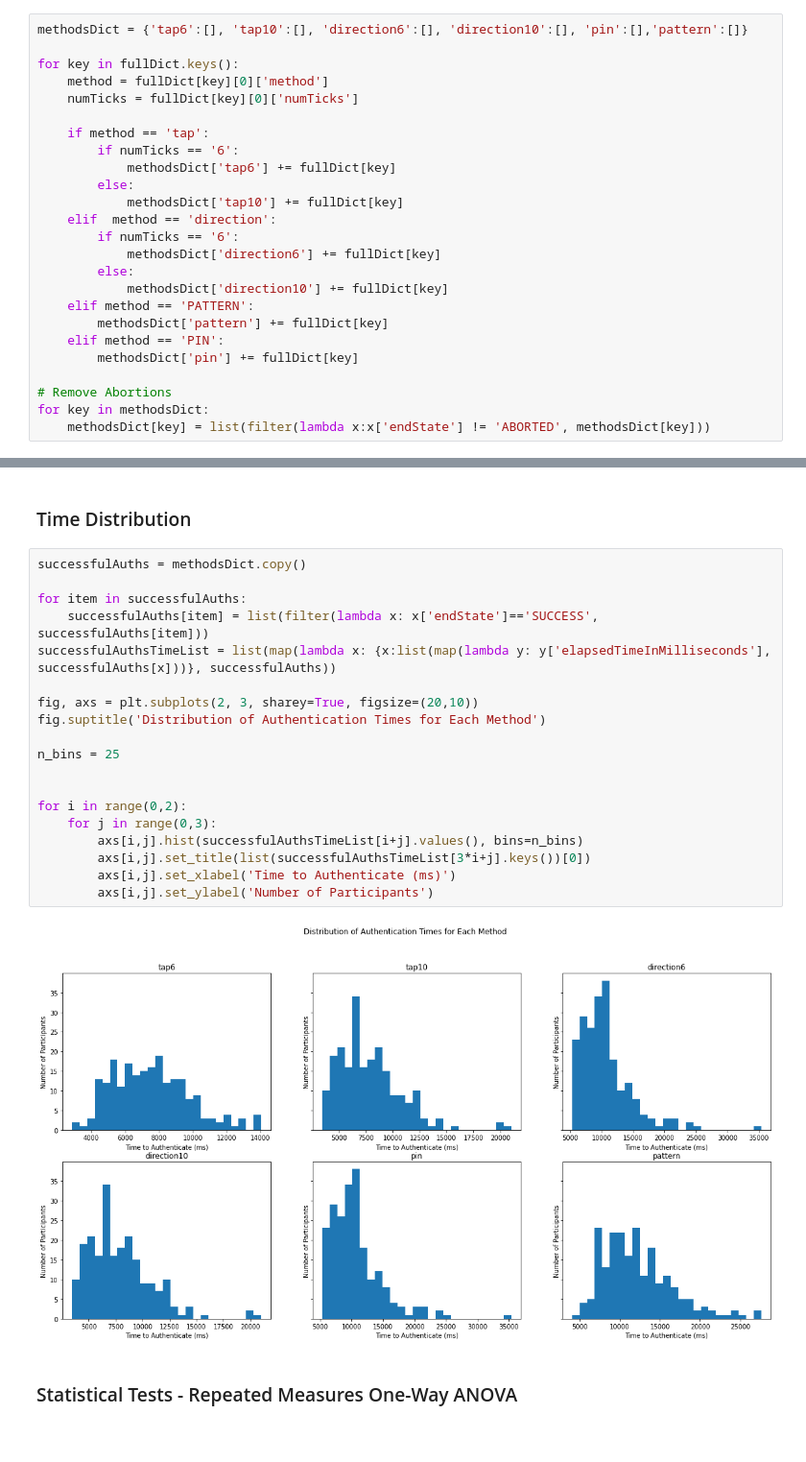
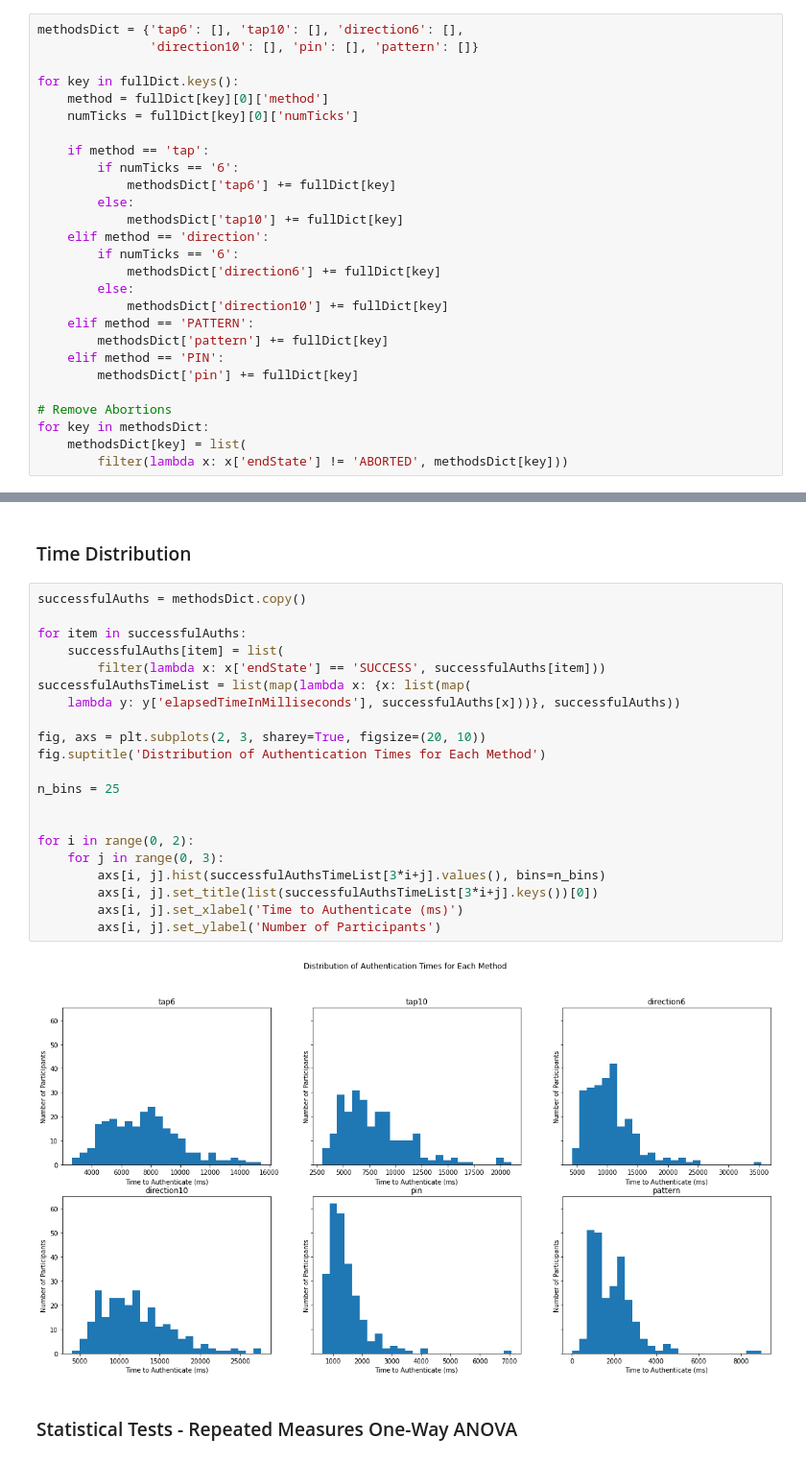
Before and after one commit to MarcElrick/CombinationLock, a Jupyter notebook: analysis.ipynb, the cells around one changed output, grey strips where cells are left out. Shown at 96% size. Drawn from its saved outputs; the diff is of its cells as text.

Commit message:
Two new participants

```diff
--- a/analysis.ipynb
+++ b/analysis.ipynb
@@ -42,7 +60,8 @@ print(len(fullDict))
 # %% [markdown]
 ### Traverse entire dataset, adding each list to the appropraite method list
 # %%
-methodsDict = {'tap6':[], 'tap10':[], 'direction6':[], 'direction10':[], 'pin':[],'pattern':[]}
+methodsDict = {'tap6': [], 'tap10': [], 'direction6': [],
+               'direction10': [], 'pin': [], 'pattern': []}
 
 for key in fullDict.keys():
     method = fullDict[key][0]['method']
@@ -53,7 +72,7 @@ for key in fullDict.keys():
             methodsDict['tap6'] += fullDict[key]
         else:
             methodsDict['tap10'] += fullDict[key]
-    elif  method == 'direction':
+    elif method == 'direction':
         if numTicks == '6':
             methodsDict['direction6'] += fullDict[key]
         else:
@@ -65,7 +84,8 @@ for key in fullDict.keys():
 
 # Remove Abortions
 for key in methodsDict:
-    methodsDict[key] = list(filter(lambda x:x['endState'] != 'ABORTED', methodsDict[key]))
+    methodsDict[key] = list(
+        filter(lambda x: x['endState'] != 'ABORTED', methodsDict[key]))
 # %% [markdown]
 ### Graph Average Success Rate For Each Method
 # %%
@@ -126,24 +152,26 @@ for rect in rects:
 # %%
 successfulAuths = methodsDict.copy()
 
 for item in successfulAuths:
-    successfulAuths[item] = list(filter(lambda x: x['endState']=='SUCCESS', successfulAuths[item]))
-successfulAuthsTimeList = list(map(lambda x: {x:list(map(lambda y: y['elapsedTimeInMilliseconds'], successfulAuths[x]))}, successfulAuths))
+    successfulAuths[item] = list(
+        filter(lambda x: x['endState'] == 'SUCCESS', successfulAuths[item]))
+successfulAuthsTimeList = list(map(lambda x: {x: list(map(
+    lambda y: y['elapsedTimeInMilliseconds'], successfulAuths[x]))}, successfulAuths))
 
-fig, axs = plt.subplots(2, 3, sharey=True, figsize=(20,10))
+fig, axs = plt.subplots(2, 3, sharey=True, figsize=(20, 10))
 fig.suptitle('Distribution of Authentication Times for Each Method')
 
 n_bins = 25
 
 
-for i in range(0,2):
-    for j in range(0,3):
-        axs[i,j].hist(successfulAuthsTimeList[i+j].values(), bins=n_bins)
-        axs[i,j].set_title(list(successfulAuthsTimeList[3*i+j].keys())[0])
-        axs[i,j].set_xlabel('Time to Authenticate (ms)')
-        axs[i,j].set_ylabel('Number of Participants')
+for i in range(0, 2):
+    for j in range(0, 3):
+        axs[i, j].hist(successfulAuthsTimeList[3*i+j].values(), bins=n_bins)
+        axs[i, j].set_title(list(successfulAuthsTimeList[3*i+j].keys())[0])
+        axs[i, j].set_xlabel('Time to Authenticate (ms)')
+        axs[i, j].set_ylabel('Number of Participants')
 # %% [output]
-[figure, old version]
+[figure, new version]
 # %% [markdown]
 ### Statistical Tests - Repeated Measures One-Way ANOVA
 # %%
```
Also changed, not shown: parts of 10 cells of this notebook, 2 other files.
